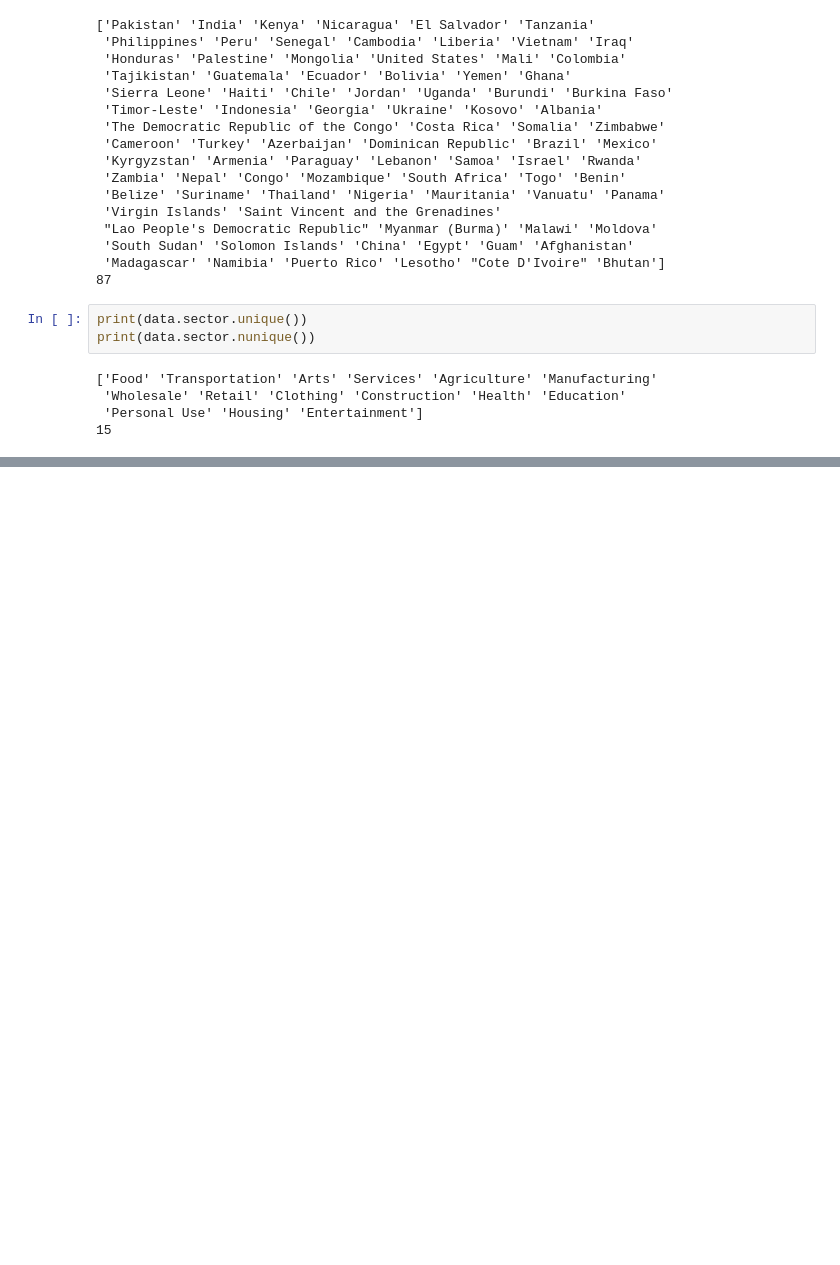
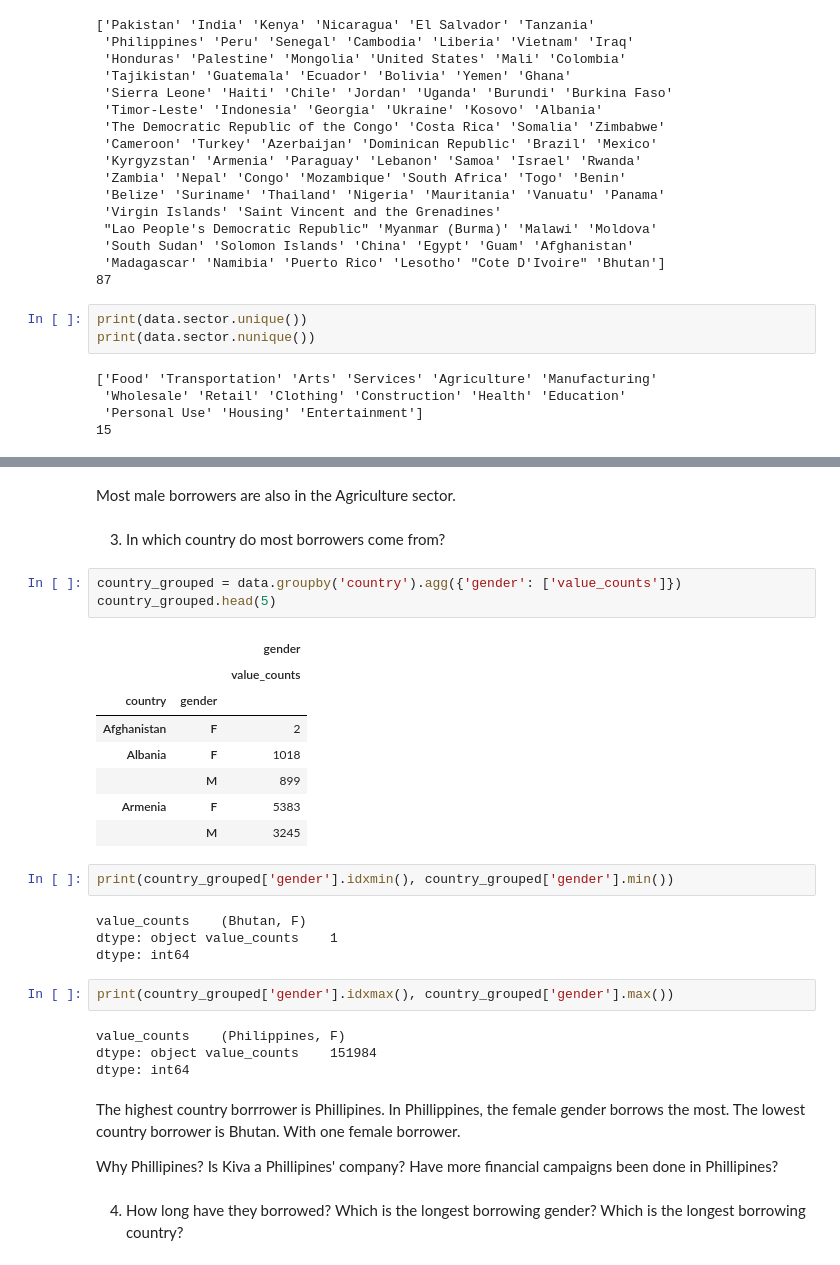
Before and after one commit to masterpython4ds/assignment-1-Alumasa, a Jupyter notebook: Kiva Loans_final.ipynb, the cells around one changed output, grey strips where cells are left out. Saved outputs shown, nothing was run; the diff lists cells and outputs as text; blank space fills up the shorter version.

```diff
--- a/Kiva Loans_final.ipynb
+++ b/Kiva Loans_final.ipynb
@@ -207,0 +297,37 @@ print(data.sector.nunique())
+# %% [markdown]
+Most male borrowers are also in the Agriculture sector.
+# %% [markdown]
+3. In which country do most borrowers come from?
+# %%
+country_grouped = data.groupby('country').agg({'gender': ['value_counts']})
+country_grouped.head(5)
+# %% [output]
+|  |  | gender |
+|  |  | value_counts |
+| country | gender |  |
+| Afghanistan | F | 2 |
+| Albania | F | 1018 |
+|  | M | 899 |
+| Armenia | F | 5383 |
+|  | M | 3245 |
+# %%
+print(country_grouped['gender'].idxmin(), country_grouped['gender'].min())
+# %% [output]
+value_counts    (Bhutan, F)
+dtype: object value_counts    1
+dtype: int64
+# %%
+print(country_grouped['gender'].idxmax(), country_grouped['gender'].max())
+# %% [output]
+value_counts    (Philippines, F)
+dtype: object value_counts    151984
+dtype: int64
+# %% [markdown]
+The highest country borrrower is Phillipines. In Phillippines, the female gender borrows the most.
+The lowest country borrower is Bhutan. With one female borrower.
+
+Why Phillipines? Is Kiva a Phillipines' company? Have more financial campaigns been done in Phillipines?
+# %% [markdown]
+4. How long have they borrowed?
+Which is the longest borrowing gender?
+Which is the longest borrowing country?
```
Also changed, not shown: parts of 17 cells of this notebook.
